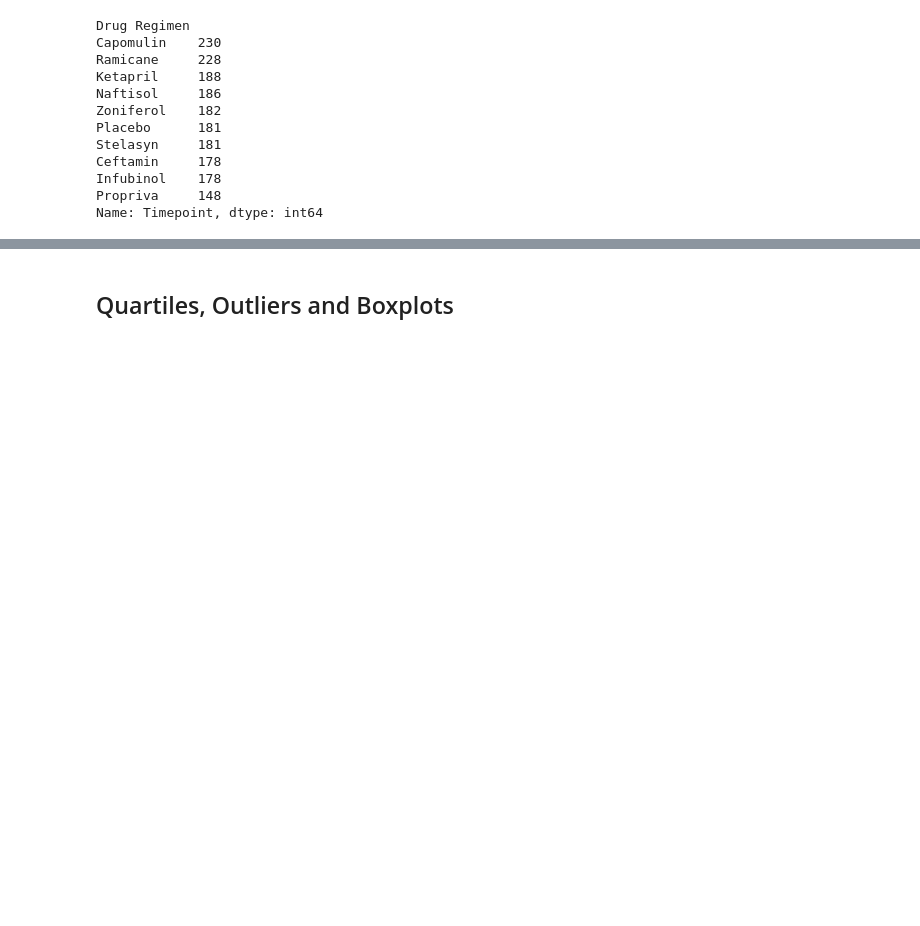
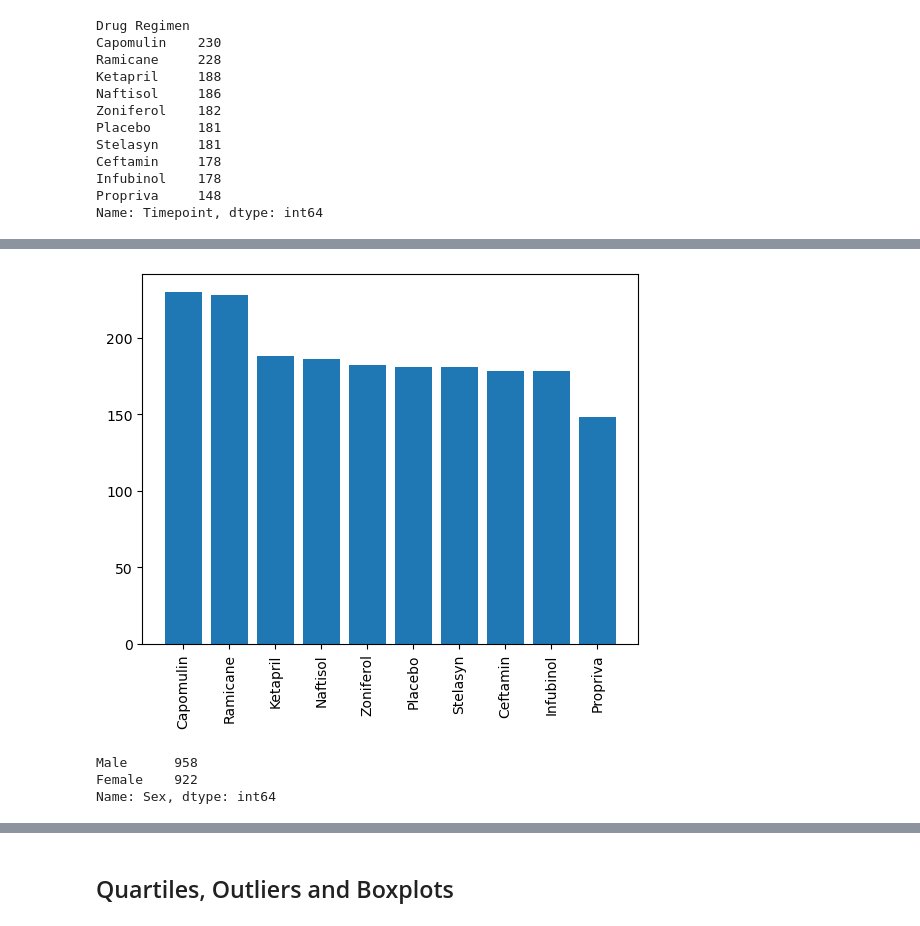
Before and after one commit to avistechqwn/Matplotlib-Challenge-Module-5, a Jupyter notebook: Avis Cleaned Hmwk M5 pymaceuticals_starter.ipynb, the cells around one changed output, grey strips where cells are left out. Drawn from its saved outputs; the diff is of its cells as text; code cells hidden in the pictures; blank space fills up the shorter version.

```diff
--- a/Avis Cleaned Hmwk M5 pymaceuticals_starter.ipynb
+++ b/Avis Cleaned Hmwk M5 pymaceuticals_starter.ipynb
@@ -193,2 +185,8 @@ plt.bar(df_tp.index.values, df_tp.values)
 # %%
 # Generate a bar plot showing the total number of timepoints for all mice tested for each drug regimen using pyplot.
+
+plt.bar(df_tp.index.values,df_tp.values)
+plt.xticks(rotation=90)
+plt.show()
+# %% [output]
+[figure, added]
@@ -198,0 +193,7 @@ plt.bar(df_tp.index.values, df_tp.values)
+# %%
+gendercnt = clean_data.Sex.value_counts()
+gendercnt
+# %% [output]
+Male      958
+Female    922
+Name: Sex, dtype: int64
```
Also changed, not shown: parts of 21 cells of this notebook.
